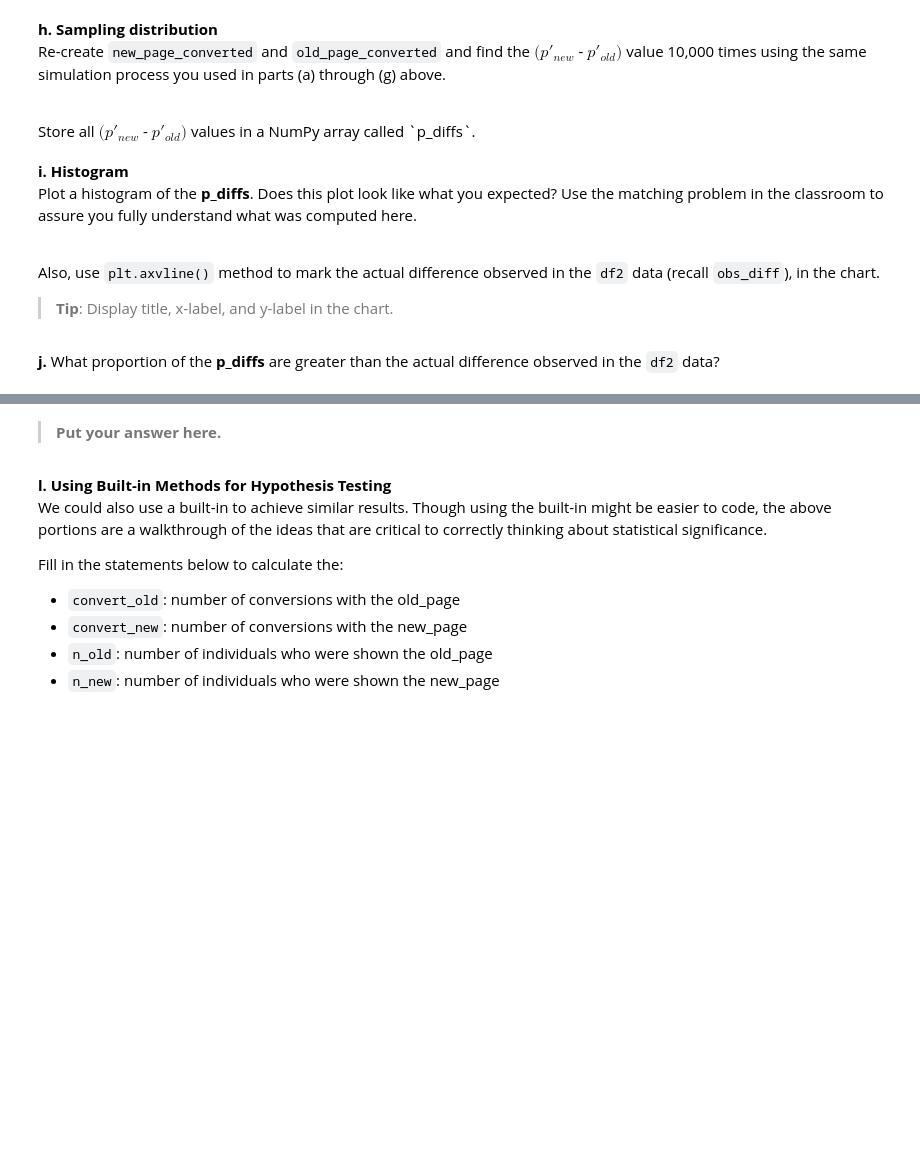
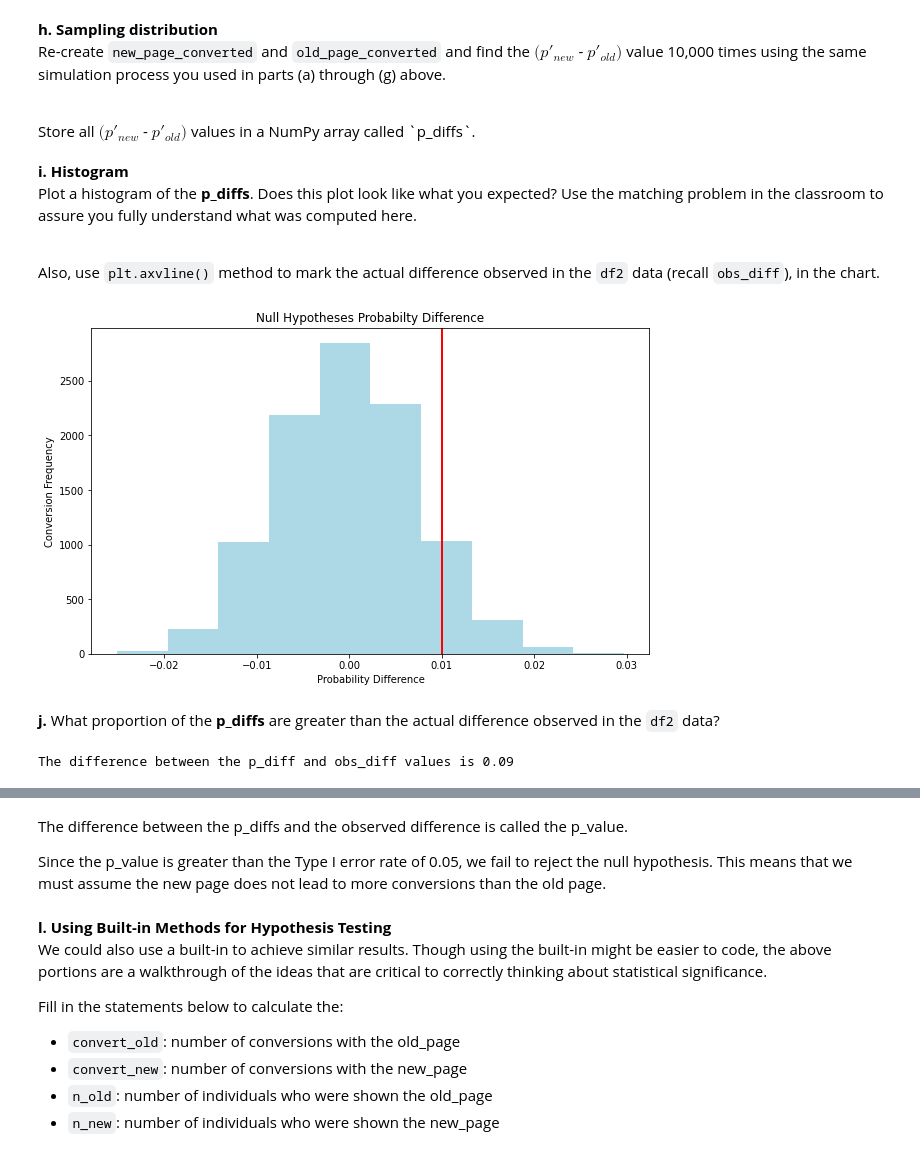
Before and after one commit to ClydeMelton/Udacity_Analyze_A-B_Test_Results, a Jupyter notebook: Analyze_ab_test_results_notebook.ipynb, the cells around one changed output, grey strips where cells are left out. Drawn from its saved outputs; the diff is of its cells as text; code cells hidden in the pictures; blank space fills up the shorter version.

```diff
--- a/Analyze_ab_test_results_notebook.ipynb
+++ b/Analyze_ab_test_results_notebook.ipynb
@@ -210,3 +302,6 @@ Simulate $n_{new}$ transactions with a conversion rate of $p_{new}$ under the nu
 Store these $n_{new}$ 1's and 0's in the `new_page_converted` numpy array.
 # %%
 # Simulate a Sample for the treatment Group
+
+new_page_converted = np.random.choice([1, 0], size = n_new, p = [p_new, 1 - p_new])
+new_page_converted
@@ -215,3 +312,6 @@ Store these $n_{new}$ 1's and 0's in the `new_page_converted` numpy array.
 Simulate $n_{old}$ transactions with a conversion rate of $p_{old}$ under the null hypothesis. <br> Store these $n_{old}$ 1's and 0's in the `old_page_converted` numpy array.
 # %%
 # Simulate a Sample for the control Group
+
+old_page_converted = np.random.choice([1, 0], size = n_old, p = [p_old, 1 - p_old])
+old_page_converted
@@ -230,12 +333,38 @@ p_diffs = []
+# %%
+# Simulate 10,000 p_new - p_old values using this same process above and store all 10,000 values in a NumPy array called p_diffs.
+
+p_diffs = []
+for index in range(10000):
+    new_page_converted = np.random.choice([0, 1], size = n_new, p = [(1 - p_new), p_new])
+    old_page_converted = np.random.choice([0, 1], size = n_old, p = [(1 - p_old), p_old])
+    p_diffs.append(new_page_converted.mean() - old_page_converted.mean())
+# %%
+# Covnvert p_diffs to a numpy array
+
+p_diffs = np.asarray(p_diffs)
 # %% [markdown]
 **i. Histogram**<br>
 Plot a histogram of the **p_diffs**.  Does this plot look like what you expected?  Use the matching problem in the classroom to assure you fully understand what was computed here.<br><br>
 
 Also, use `plt.axvline()` method to mark the actual difference observed  in the `df2` data (recall `obs_diff`), in the chart.
-
->**Tip**: Display title, x-label, and y-label in the chart.
+# %%
+# Plot the sampling distribution
+
+plt.figure(figsize = (10, 6))
+plt.hist(p_diffs, color ='lightblue')
+plt.title('Null Hypotheses Probabilty Difference')
+plt.xlabel('Probability Difference')
+plt.ylabel('Conversion Frequency')
+plt.axvline(obs_diff, color ='red', linewidth = 2)
+plt.show()
+# %% [output]
+[figure, added]
 # %% [markdown]
 **j.** What proportion of the **p_diffs** are greater than the actual difference observed in the `df2` data?
+# %%
+print(f'The difference between the p_diff and obs_diff values is {((p_diffs >= obs_diff).mean()).round(2)}')
+# %% [output]
+The difference between the p_diff and obs_diff values is 0.09
 # %% [markdown]
 **k.** Please explain in words what you have just computed in part **j** above.
  - What is this value called in scientific studies?
@@ -242,6 +372,9 @@ Also, use `plt.axvline()` method to mark the actual difference observed  in the
  - What does this value signify in terms of whether or not there is a difference between the new and old pages? *Hint*: Compare the value above with the "Type I error rate (0.05)".
-# %% [markdown]
->**Put your answer here.**
+# %% [markdown]
+The difference between the p_diffs and the observed difference is called the p_value.
+
+Since the p_value is greater than the Type I error rate of 0.05, we fail to reject the null hypothesis.
+This means that we must assume the new page does not lead to more conversions than the old page.
 # %% [markdown]
 
 
```
Also changed, not shown: parts of 55 cells of this notebook.
